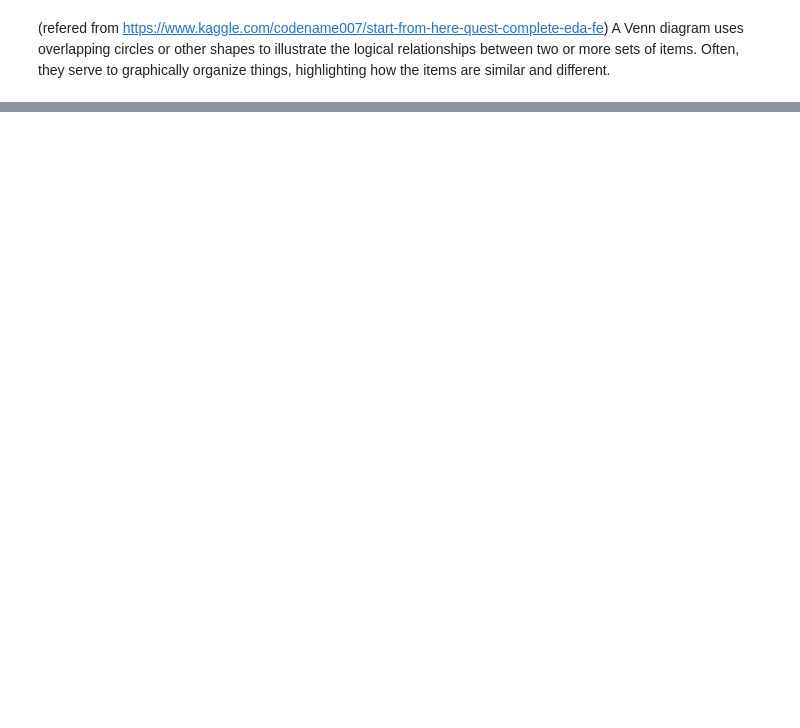
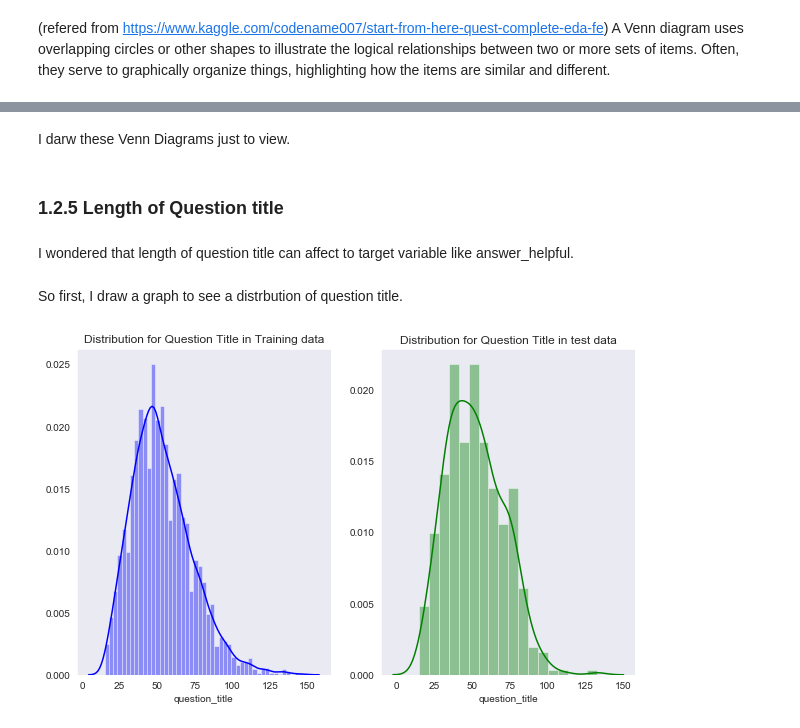
Before and after one commit to Data-Intelligence-Bootcamp/Yeseul_project, a Jupyter notebook: Google QUEST Q&A Labeling_Yeseul.ipynb, the cells around one changed output, grey strips where cells are left out. Saved outputs shown, nothing was run; the diff lists cells and outputs as text; code cells hidden in the pictures; blank space fills up the shorter version.

```diff
--- a/Google QUEST Q&A Labeling_Yeseul.ipynb
+++ b/Google QUEST Q&A Labeling_Yeseul.ipynb
@@ -415,0 +455,19 @@ A Venn diagram uses overlapping circles or other shapes to illustrate the logica
+# %% [markdown]
+I darw these Venn Diagrams just to view.
+# %% [markdown]
+### 1.2.5 Length of Question title
+# %% [markdown]
+I wondered that length of question title can affect to target variable like answer_helpful.
+# %% [markdown]
+So first, I draw a graph to see a distrbution of question title.
+# %%
+train_question_title=train['question_title'].str.len()
+test_question_title=test['question_title'].str.len()
+fig,(ax1,ax2)=plt.subplots(1,2,figsize=(10,6))
+sns.distplot(train_question_title,ax=ax1,color='blue')
+sns.distplot(test_question_title,ax=ax2,color='green')
+ax2.set_title('Distribution for Question Title in test data')
+ax1.set_title('Distribution for Question Title in Training data')
+plt.show()
+# %% [output]
+[figure, added]
```
Also changed, not shown: parts of 42 cells of this notebook.
